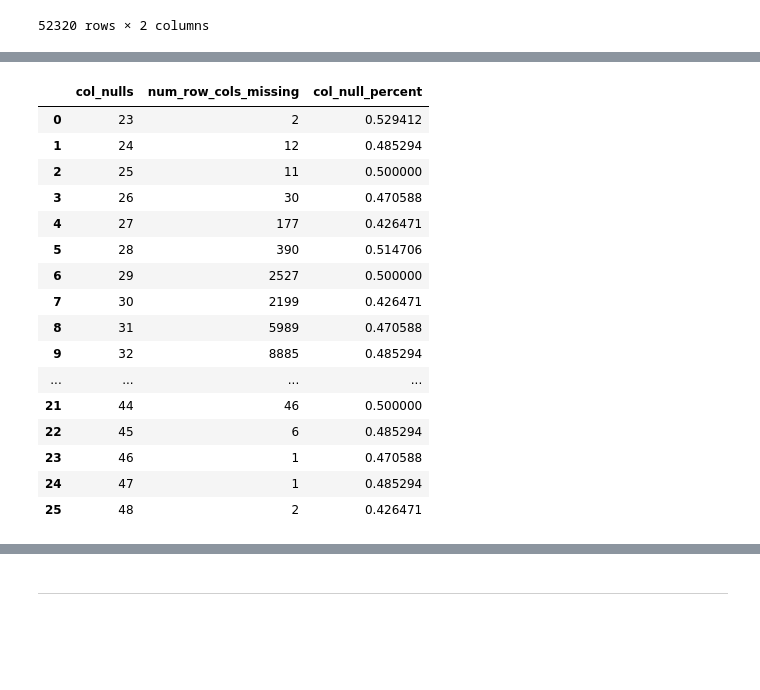
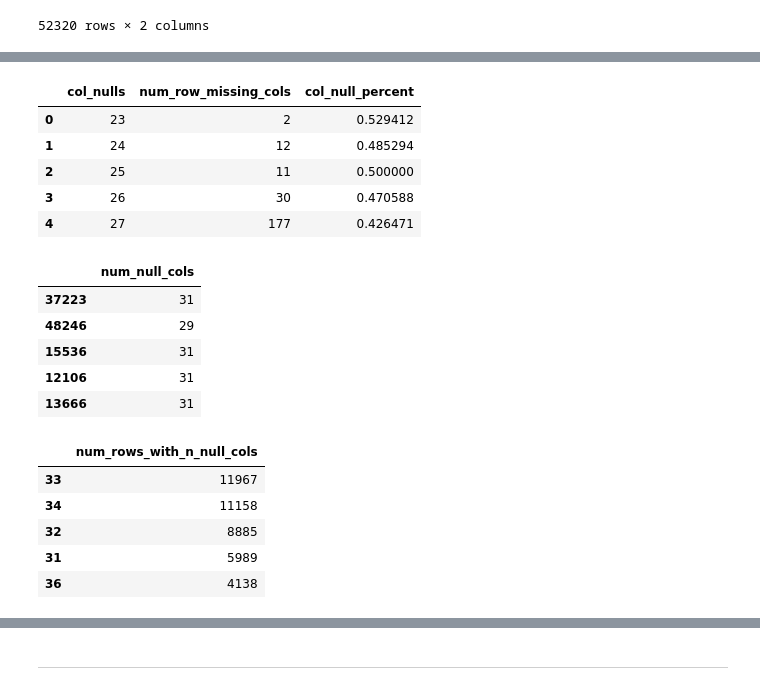
Before and after one commit to kanieladenis/clustering_exercises, a Jupyter notebook: wrangle_zillow_exercises.ipynb, the cells around one changed output, grey strips where cells are left out. Saved outputs shown, nothing was run; the diff lists cells and outputs as text; code cells hidden in the pictures; blank space fills up the shorter version.

```diff
--- a/wrangle_zillow_exercises.ipynb
+++ b/wrangle_zillow_exercises.ipynb
@@ -407,21 +438,30 @@ dft
 # %%
 dft['col_null_percent'] = df.isnull().mean(axis=1)
-dft
+dft.head()
 # %% [output]
-|  | col_nulls | num_row_cols_missing | col_null_percent |
+|  | col_nulls | num_row_missing_cols | col_null_percent |
 | 0 | 23 | 2 | 0.529412 |
 | 1 | 24 | 12 | 0.485294 |
 | 2 | 25 | 11 | 0.500000 |
 | 3 | 26 | 30 | 0.470588 |
 | 4 | 27 | 177 | 0.426471 |
-| 5 | 28 | 390 | 0.514706 |
-| 6 | 29 | 2527 | 0.500000 |
-| 7 | 30 | 2199 | 0.426471 |
-| 8 | 31 | 5989 | 0.470588 |
-| 9 | 32 | 8885 | 0.485294 |
-| ... | ... | ... | ... |
-| 21 | 44 | 46 | 0.500000 |
-| 22 | 45 | 6 | 0.485294 |
-| 23 | 46 | 1 | 0.470588 |
-| 24 | 47 | 1 | 0.485294 |
-| 25 | 48 | 2 | 0.426471 |
+# %%
+dft2 = pd.DataFrame(df.isna().sum(axis=1), columns=['num_null_cols'])
+dft2.head()
+# %% [output]
+|  | num_null_cols |
+| 37223 | 31 |
+| 48246 | 29 |
+| 15536 | 31 |
+| 12106 | 31 |
+| 13666 | 31 |
+# %%
+dft2 = pd.DataFrame(df.isna().sum(axis=1).value_counts(), columns=['num_rows_with_n_null_cols'])
+dft2.head()
+# %% [output]
+|  | num_rows_with_n_null_cols |
+| 33 | 11967 |
+| 34 | 11158 |
+| 32 | 8885 |
+| 31 | 5989 |
+| 36 | 4138 |
```
Also changed, not shown: parts of 73 cells of this notebook, 1 other file.
